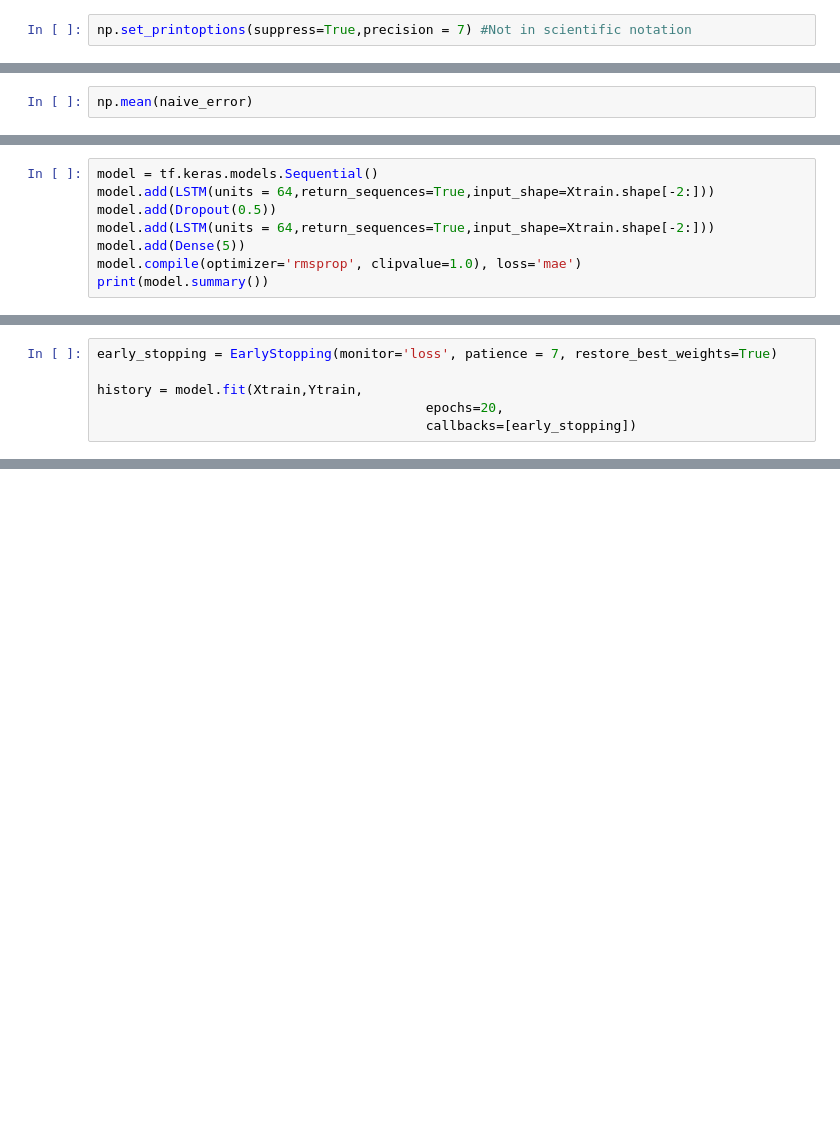
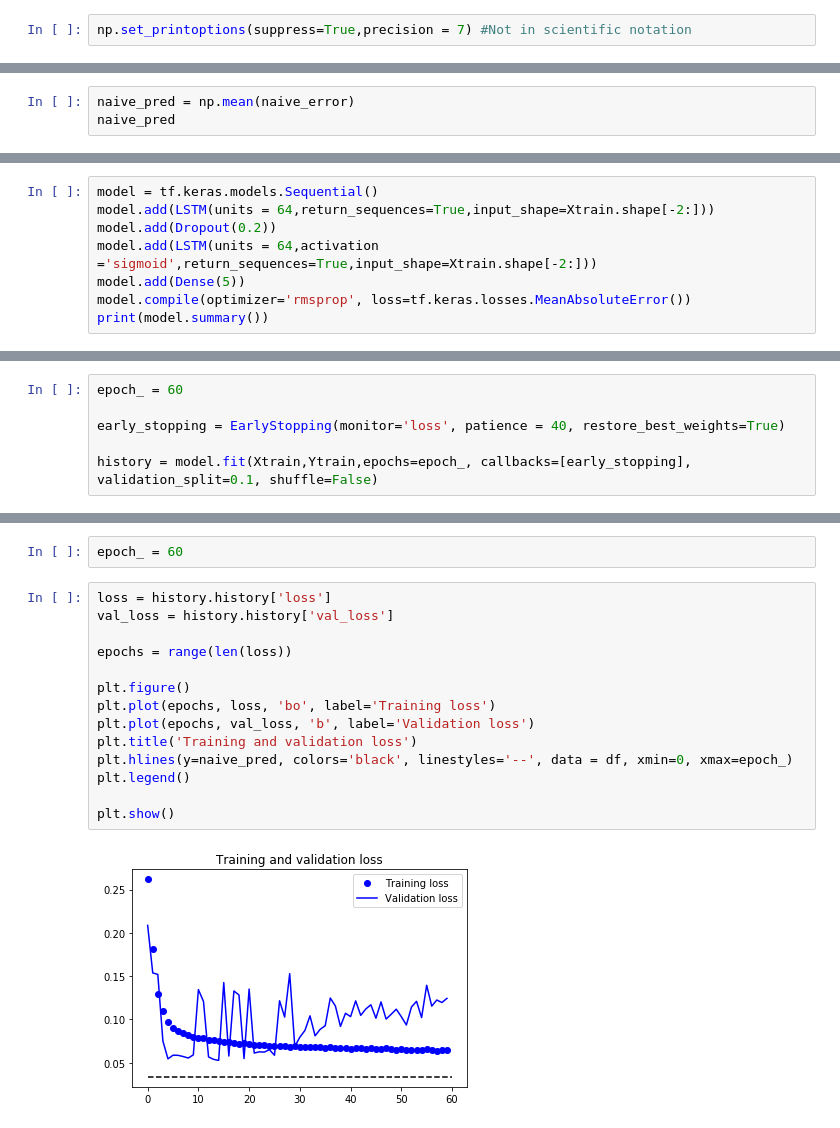
Before and after one commit to NicholasOgawa/EconML, a Jupyter notebook: CreditSpreads.ipynb, the cells around one changed output, grey strips where cells are left out. Saved outputs shown, nothing was run; the diff lists cells and outputs as text; blank space fills up the shorter version.

```diff
--- a/CreditSpreads.ipynb
+++ b/CreditSpreads.ipynb
@@ -477,3 +430,4 @@ Mean Absolute Error for each feature: [(1, 0.00045261170312209273), (2, 0.000415
 # %%
-np.mean(naive_error)
+naive_pred = np.mean(naive_error)
+naive_pred
 # %% [output]
@@ -481,9 +450,9 @@ np.mean(naive_error)
 # %%
 model = tf.keras.models.Sequential()
 model.add(LSTM(units = 64,return_sequences=True,input_shape=Xtrain.shape[-2:]))
-model.add(Dropout(0.5))
-model.add(LSTM(units = 64,return_sequences=True,input_shape=Xtrain.shape[-2:]))
+model.add(Dropout(0.2))
+model.add(LSTM(units = 64,activation ='sigmoid',return_sequences=True,input_shape=Xtrain.shape[-2:]))
 model.add(Dense(5))
-model.compile(optimizer='rmsprop', clipvalue=1.0), loss='mae')
+model.compile(optimizer='rmsprop', loss=tf.keras.losses.MeanAbsoluteError())
 print(model.summary())
 # %% [output]
@@ -505,9 +474,9 @@ Non-trainable params: 0
 _________________________________________________________________
 None
 # %%
-early_stopping = EarlyStopping(monitor='loss', patience = 7, restore_best_weights=True)
+epoch_ = 60
 
-history = model.fit(Xtrain,Ytrain,
-                                          epochs=20,
-                                          callbacks=[early_stopping])
+early_stopping = EarlyStopping(monitor='loss', patience = 40, restore_best_weights=True)
+
+history = model.fit(Xtrain,Ytrain,epochs=epoch_, callbacks=[early_stopping],  validation_split=0.1, shuffle=False)
 # %% [output]
@@ -547,0 +517,18 @@ https://arxiv.org/pdf/1010.3501.pdf
+# %%
+epoch_ = 60
+# %%
+loss = history.history['loss']
+val_loss = history.history['val_loss']
+
+epochs = range(len(loss))
+
+plt.figure()
+plt.plot(epochs, loss, 'bo', label='Training loss')
+plt.plot(epochs, val_loss, 'b', label='Validation loss')
+plt.title('Training and validation loss')
+plt.hlines(y=naive_pred, colors='black', linestyles='--', data = df, xmin=0, xmax=epoch_)
+plt.legend()
+
+plt.show()
+# %% [output]
+[figure, added]
```
Also changed, not shown: parts of 26 cells of this notebook.
